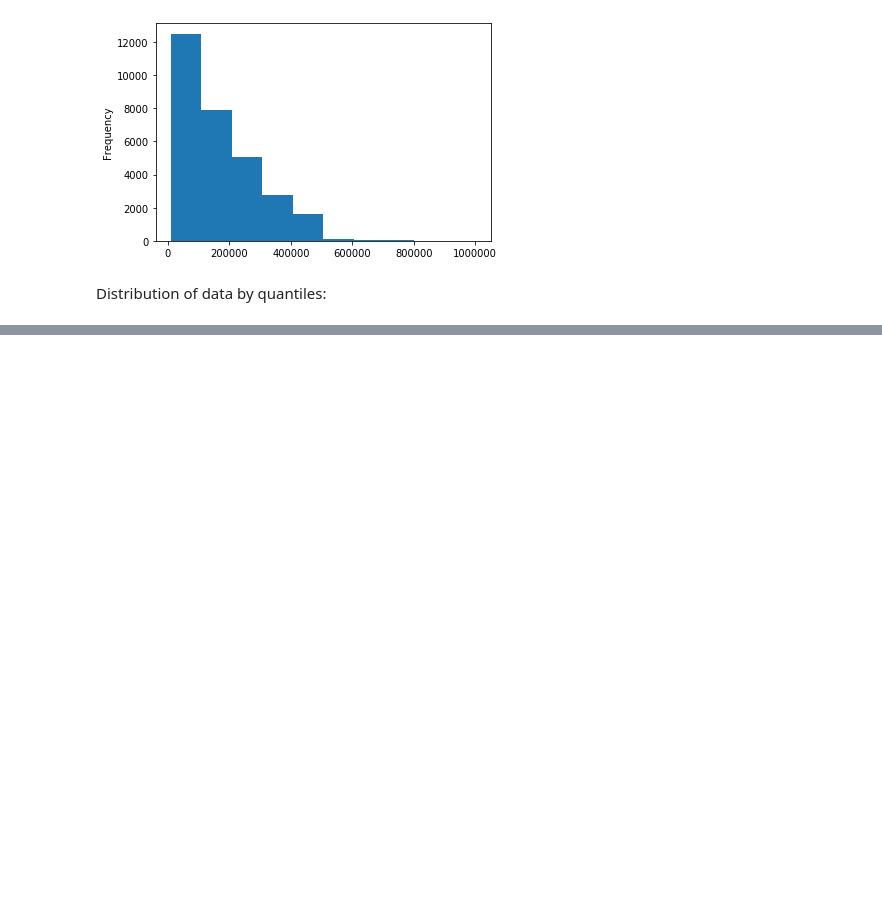
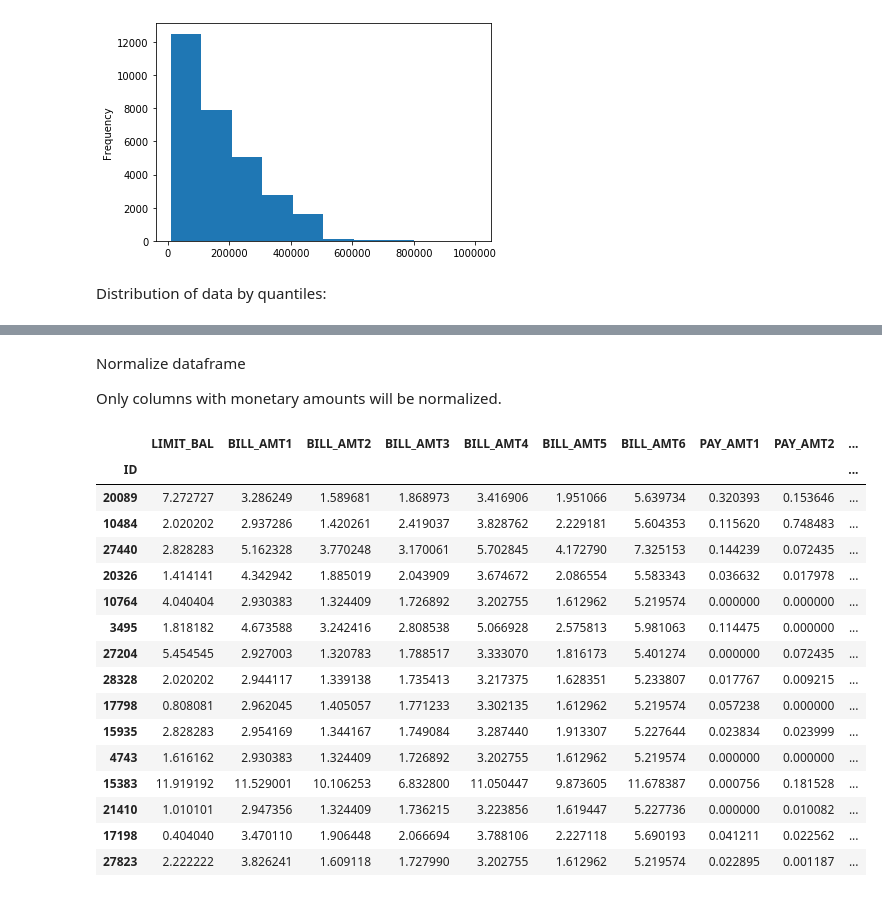
Before and after one commit to evillag/xtol_m5, a Jupyter notebook: EDA_M5T2.ipynb, the cells around one changed output, grey strips where cells are left out. Saved outputs shown, nothing was run; the diff lists cells and outputs as text; code cells hidden in the pictures; blank space fills up the shorter version.

```diff
--- a/EDA_M5T2.ipynb
+++ b/EDA_M5T2.ipynb
@@ -175,0 +187,30 @@ s1.value_counts()
+# %% [markdown]
+Normalize dataframe
+
+Only columns with monetary amounts will be normalized.
+# %%
+normalizable_df = credit[['LIMIT_BAL','BILL_AMT1','BILL_AMT2',
+                               'BILL_AMT3','BILL_AMT4','BILL_AMT5','BILL_AMT6',
+                               'PAY_AMT1','PAY_AMT2','PAY_AMT3','PAY_AMT4',
+                               'PAY_AMT5','PAY_AMT6']]
+cred_normalized=((normalizable_df-normalizable_df.min())/(normalizable_df.max()-normalizable_df.min()))*20
+
+cred_normalized.sample(15)
+# %% [output]
+|  | LIMIT_BAL | BILL_AMT1 | BILL_AMT2 | BILL_AMT3 | BILL_AMT4 | BILL_AMT5 | BILL_AMT6 | PAY_AMT1 | PAY_AMT2 | ... |
+| ID |  |  |  |  |  |  |  |  |  | ... |
+| 20089 | 7.272727 | 3.286249 | 1.589681 | 1.868973 | 3.416906 | 1.951066 | 5.639734 | 0.320393 | 0.153646 | ... |
+| 10484 | 2.020202 | 2.937286 | 1.420261 | 2.419037 | 3.828762 | 2.229181 | 5.604353 | 0.115620 | 0.748483 | ... |
+| 27440 | 2.828283 | 5.162328 | 3.770248 | 3.170061 | 5.702845 | 4.172790 | 7.325153 | 0.144239 | 0.072435 | ... |
+| 20326 | 1.414141 | 4.342942 | 1.885019 | 2.043909 | 3.674672 | 2.086554 | 5.583343 | 0.036632 | 0.017978 | ... |
+| 10764 | 4.040404 | 2.930383 | 1.324409 | 1.726892 | 3.202755 | 1.612962 | 5.219574 | 0.000000 | 0.000000 | ... |
+| 3495 | 1.818182 | 4.673588 | 3.242416 | 2.808538 | 5.066928 | 2.575813 | 5.981063 | 0.114475 | 0.000000 | ... |
+| 27204 | 5.454545 | 2.927003 | 1.320783 | 1.788517 | 3.333070 | 1.816173 | 5.401274 | 0.000000 | 0.072435 | ... |
+| 28328 | 2.020202 | 2.944117 | 1.339138 | 1.735413 | 3.217375 | 1.628351 | 5.233807 | 0.017767 | 0.009215 | ... |
+| 17798 | 0.808081 | 2.962045 | 1.405057 | 1.771233 | 3.302135 | 1.612962 | 5.219574 | 0.057238 | 0.000000 | ... |
+| 15935 | 2.828283 | 2.954169 | 1.344167 | 1.749084 | 3.287440 | 1.913307 | 5.227644 | 0.023834 | 0.023999 | ... |
+| 4743 | 1.616162 | 2.930383 | 1.324409 | 1.726892 | 3.202755 | 1.612962 | 5.219574 | 0.000000 | 0.000000 | ... |
+| 15383 | 11.919192 | 11.529001 | 10.106253 | 6.832800 | 11.050447 | 9.873605 | 11.678387 | 0.000756 | 0.181528 | ... |
+| 21410 | 1.010101 | 2.947356 | 1.324409 | 1.736215 | 3.223856 | 1.619447 | 5.227736 | 0.000000 | 0.010082 | ... |
+| 17198 | 0.404040 | 3.470110 | 1.906448 | 2.066694 | 3.788106 | 2.227118 | 5.690193 | 0.041211 | 0.022562 | ... |
+| 27823 | 2.222222 | 3.826241 | 1.609118 | 1.727990 | 3.202755 | 1.612962 | 5.219574 | 0.022895 | 0.001187 | ... |
```
Also changed, not shown: parts of 9 cells of this notebook.
